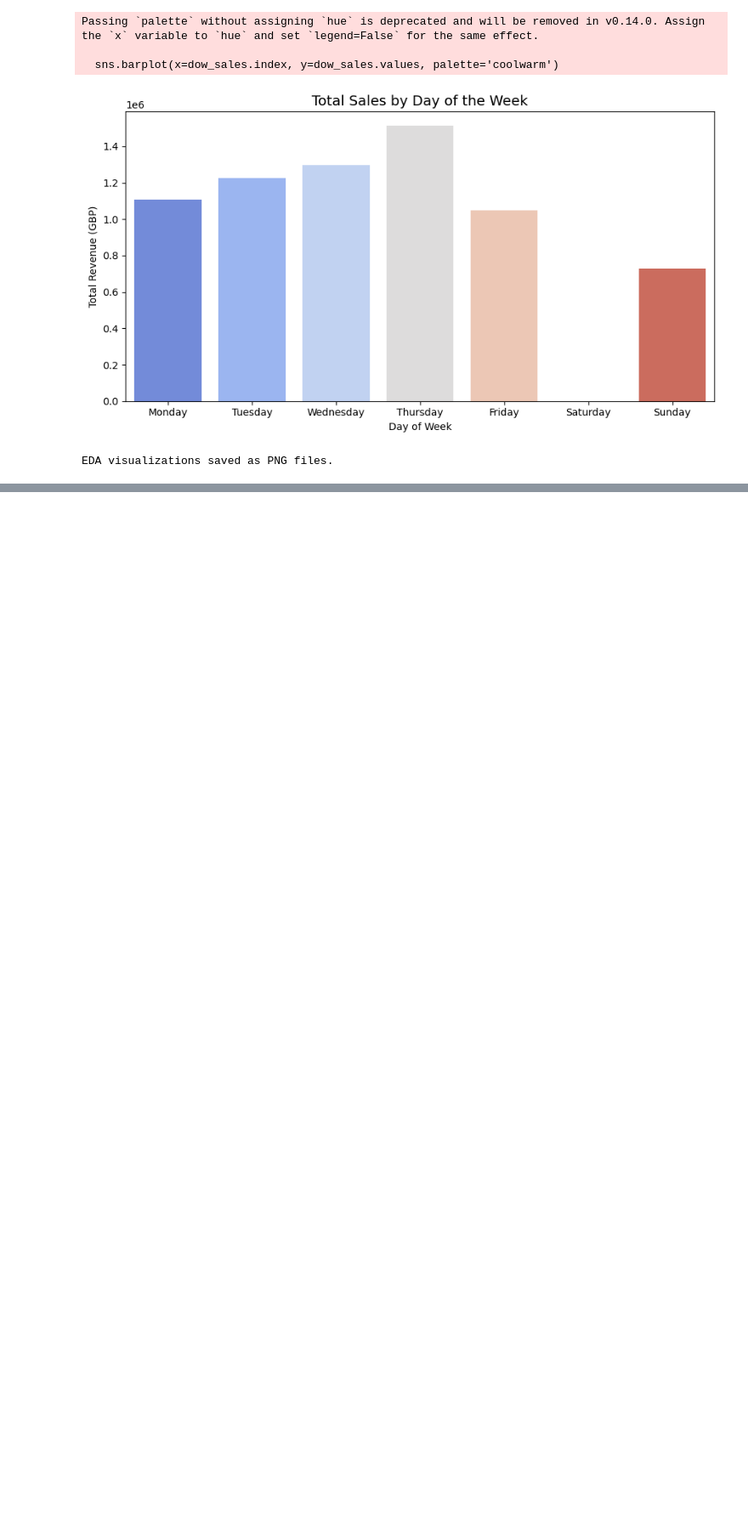
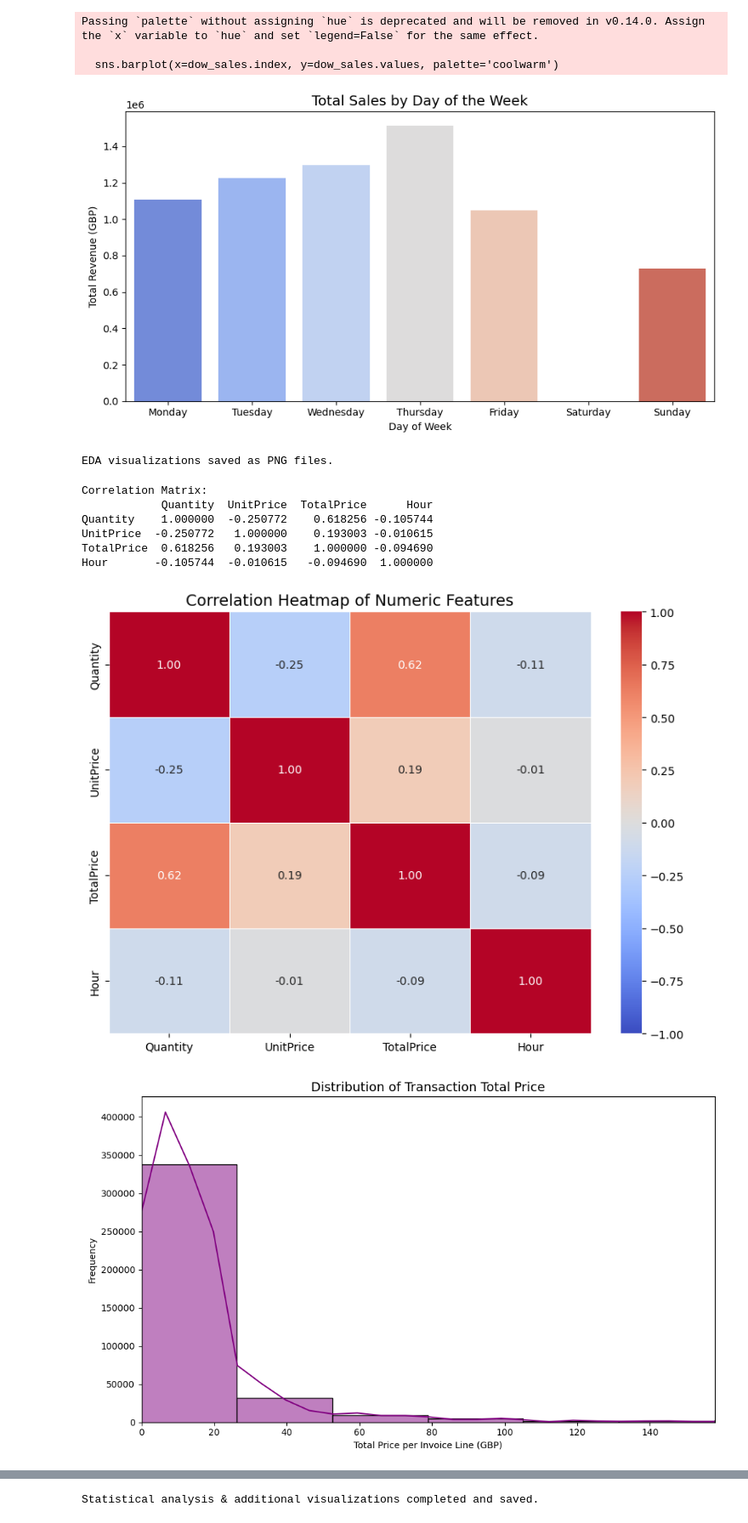
Before and after one commit to SanthushFernando/BIS-Data-Analytics-Assignment, a Jupyter notebook: analysis.ipynb, the cells around one changed output, grey strips where cells are left out. Shown at 85% size. Drawn from its saved outputs; the diff is of its cells as text; code cells hidden in the pictures; blank space fills up the shorter version.

Commit message:
Commit 4: Statistical analysis - correlations, distributions, customer insights, hourly sales patterns

```diff
--- a/analysis.ipynb
+++ b/analysis.ipynb
@@ -235,3 +235,78 @@ Passing `palette` without assigning `hue` is deprecated and will be removed in v
   sns.barplot(x=dow_sales.index, y=dow_sales.values, palette='coolwarm')
 [figure]
 EDA visualizations saved as PNG files.
+# %%
+# ────────────────────────────────────────────────
+# 1. Correlation analysis (numeric features)
+corr_columns = ['Quantity', 'UnitPrice', 'TotalPrice', 'Hour']
+corr_matrix = df[corr_columns].corr()
+
+print("Correlation Matrix:")
+print(corr_matrix)
+
+# Heatmap
+plt.figure(figsize=(8, 6))
+sns.heatmap(corr_matrix, annot=True, fmt=".2f", cmap='coolwarm', vmin=-1, vmax=1, linewidths=0.5)
+plt.title('Correlation Heatmap of Numeric Features', fontsize=14)
+plt.tight_layout()
+plt.savefig('correlation_heatmap.png', dpi=150, bbox_inches='tight')
+plt.show()
+
+# ────────────────────────────────────────────────
+# 2. Distribution of TotalPrice (transaction value)
+plt.figure(figsize=(10, 6))
+sns.histplot(df['TotalPrice'], bins=50, kde=True, color='purple')
+plt.title('Distribution of Transaction Total Price', fontsize=14)
+plt.xlabel('Total Price per Invoice Line (GBP)')
+plt.ylabel('Frequency')
+plt.xlim(0, df['TotalPrice'].quantile(0.99))  # zoom in, ignore extreme tail
+plt.tight_layout()
+plt.savefig('totalprice_distribution.png', dpi=150, bbox_inches='tight')
+plt.show()
+
+# ────────────────────────────────────────────────
+# 3. Average basket value & number of transactions per customer
+customer_stats = df.groupby('CustomerID').agg({
+    'TotalPrice': ['sum', 'mean'],
+    'InvoiceNo': 'nunique'
+}).reset_index()
+
+customer_stats.columns = ['CustomerID', 'TotalSpend', 'AvgBasketValue', 'NumTransactions']
+
+print("\nCustomer-level summary (top 5 by total spend):")
+print(customer_stats.sort_values('TotalSpend', ascending=False).head())
+
+# Scatter: Number of transactions vs Total spend
+plt.figure(figsize=(9, 6))
+sns.scatterplot(x='NumTransactions', y='TotalSpend', data=customer_stats, alpha=0.6, size='AvgBasketValue', sizes=(20, 200))
+plt.title('Customer Segmentation: Transactions vs Total Spend', fontsize=14)
+plt.xlabel('Number of Transactions')
+plt.ylabel('Total Spend (GBP)')
+plt.tight_layout()
+plt.savefig('customer_transactions_vs_spend.png', dpi=150, bbox_inches='tight')
+plt.show()
+
+# ────────────────────────────────────────────────
+# 4. Sales by hour of day
+hourly_sales = df.groupby('Hour')['TotalPrice'].sum()
+
+plt.figure(figsize=(10, 5))
+sns.lineplot(x=hourly_sales.index, y=hourly_sales.values, marker='o', color='darkgreen')
+plt.title('Total Sales by Hour of Day', fontsize=14)
+plt.xlabel('Hour of Day (24h)')
+plt.ylabel('Total Revenue (GBP)')
+plt.grid(True, alpha=0.3)
+plt.tight_layout()
+plt.savefig('sales_by_hour.png', dpi=150, bbox_inches='tight')
+plt.show()
+
+print("\nStatistical analysis & additional visualizations completed and saved.")
+# %% [output]
+Correlation Matrix:
+            Quantity  UnitPrice  TotalPrice      Hour
+Quantity    1.000000  -0.250772    0.618256 -0.105744
+UnitPrice  -0.250772   1.000000    0.193003 -0.010615
+TotalPrice  0.618256   0.193003    1.000000 -0.094690
+Hour       -0.105744  -0.010615   -0.094690  1.000000
+[figure, added]
+[figure, added]
@@ -237,0 +322 @@ EDA visualizations saved as PNG files.
+Statistical analysis & additional visualizations completed and saved.
```
Also changed, not shown: parts of 1 cell of this notebook, 4 other files.
